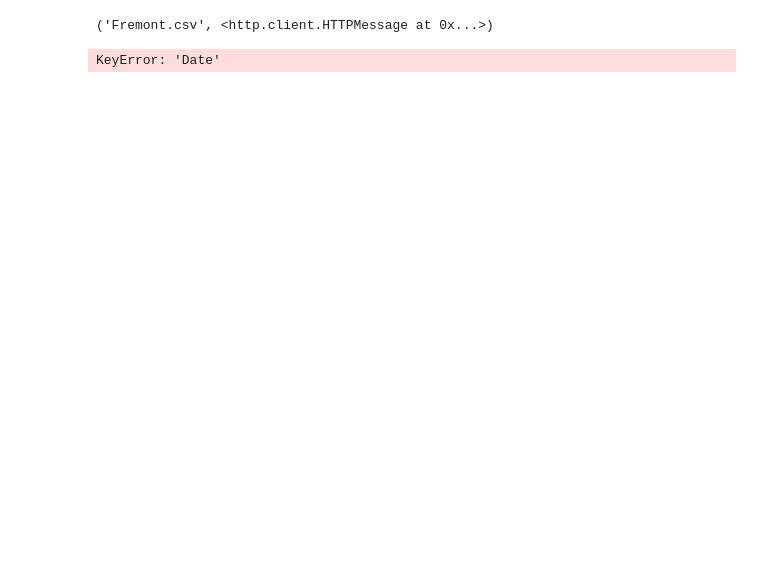
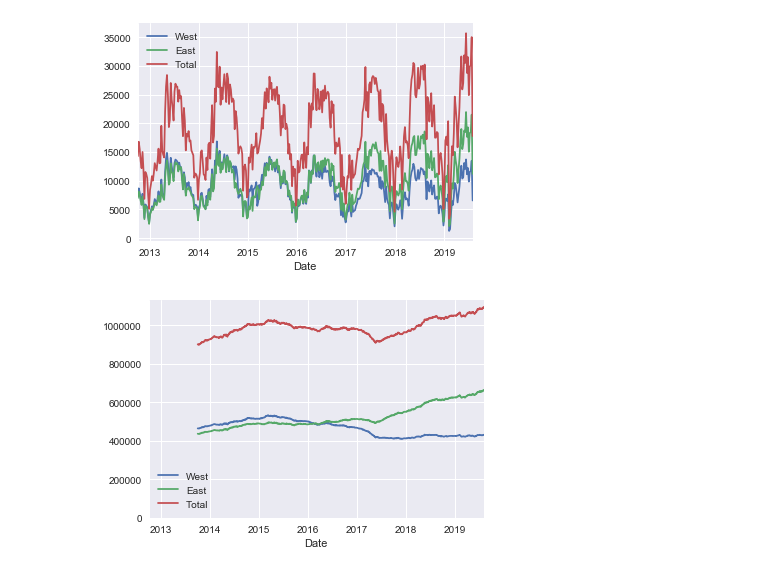
Before and after one commit to esherman9/Fremont-Bridge, a Jupyter notebook: Fremont.ipynb, the cells around one changed output. Drawn from its saved outputs; the diff is of its cells as text; code cells hidden in the pictures; blank space fills up the shorter version.

Commit message:
refactor data download

```diff
--- a/Fremont.ipynb
+++ b/Fremont.ipynb
@@ -1,26 +1,29 @@
-# %%
-from urllib.request import urlretrieve
-URL = 'https://data.seattle.gov/api/views/65db-xm6k/rows.csv?accessType=DOWNLOAD'
-urlretrieve(URL, 'Fremont.csv')
-# %% [output]
-('Fremont.csv', <http.client.HTTPMessage at 0x...>)
 # %%
+%matplotlib inline
+from urllib.request import urlretrieve
+import matplotlib.pyplot as plt
+import os
 import pandas as pd
-%matplotlib inline
+plt.style.use('seaborn')
 
-data = pd.read_csv('Fremont.csv', index_col = 'Date', parse_dates=True)
-data[data['Date'] > 2017]
-data.resample('W').sum().plot()
-data.columns = ['West','East']
-data['Total'] = data['West'] + data['East']
-data.head()
+URL = 'https://data.seattle.gov/api/views/65db-xm6k/rows.csv?accessType=DOWNLOAD'
+def get_data(filename='Fremont.csv', url=URL):
+    if not os.path.exists(filename):
+        urlretrieve(url, filename)
+        data = pd.read_csv('Fremont.csv', index_col = 'Date', parse_dates=True)
+        #data[data['Date'] > 2017]
+        data.columns = ['West','East']
+        data['Total'] = data['West'] + data['East']
+
+        return data
-# %% [output]
-KeyError: 'Date'
 # %%
-import matplotlib.pyplot as plt
+data = get_data()
+data.resample('W').sum().plot()
 
-plt.style.use('seaborn')
 ax = data.resample('D').sum().rolling(365).sum().plot();
 ax.set_ylim(0, None);
+# %% [output]
+[figure, added]
+[figure, added]
 # %%
 data.groupby(data.index.time).mean().plot()
```
Also changed, not shown: parts of 2 cells of this notebook.
